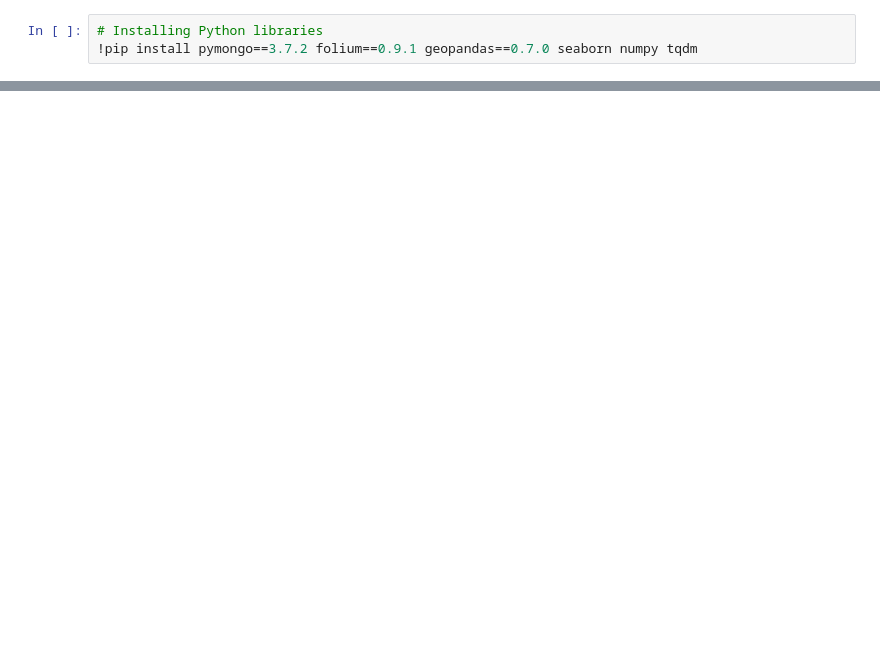
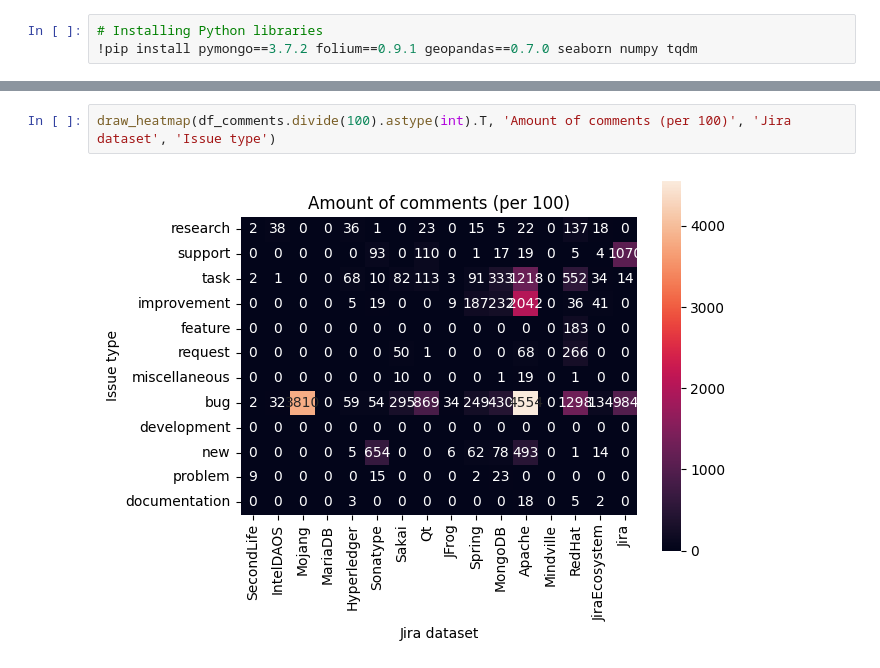
Before and after one commit to Pireax/2imp40, a Jupyter notebook: RQ2.ipynb, the cells around one changed output, grey strips where cells are left out. Saved outputs shown, nothing was run; the diff lists cells and outputs as text; blank space fills up the shorter version.

```diff
--- a/RQ2.ipynb
+++ b/RQ2.ipynb
@@ -94,0 +236,4 @@ sns.heatmap(df)
+# %%
+draw_heatmap(df_comments.divide(100).astype(int).T, 'Amount of comments (per 100)', 'Jira dataset', 'Issue type')
+# %% [output]
+[figure, added]
```
Also changed, not shown: parts of 9 cells of this notebook, 1 other file.
